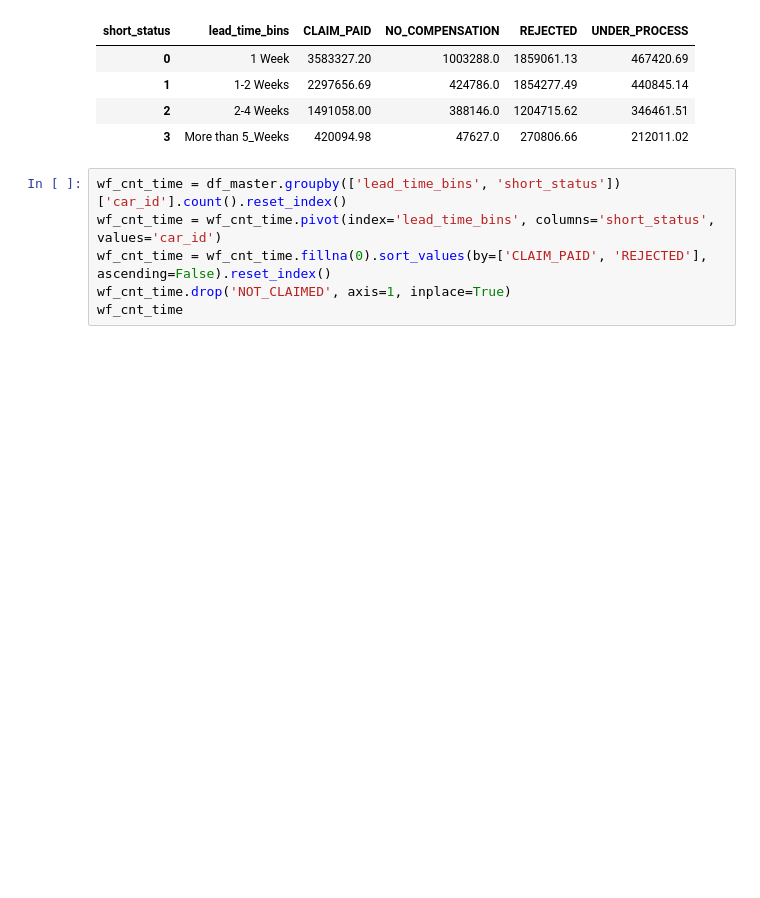
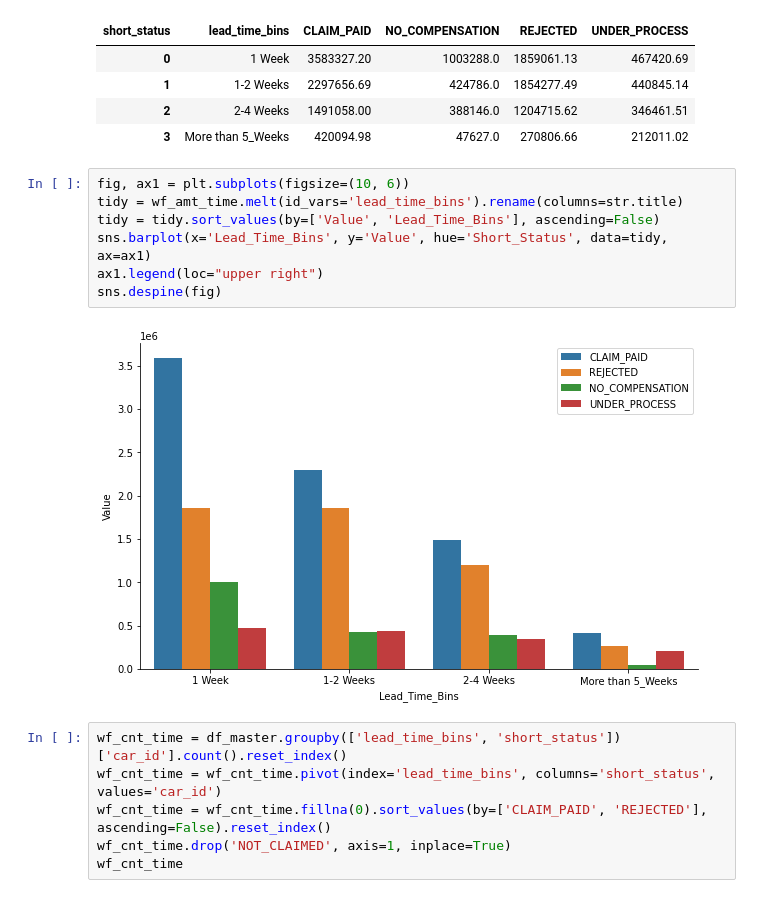
Before and after one commit to dileepsathyan/assignments, a Jupyter notebook: Vroom Virtusa/Vroom Virtusa Assignment.ipynb, the cells around one changed output. Saved outputs shown, nothing was run; the diff lists cells and outputs as text; blank space fills up the shorter version.

```diff
--- a/Vroom Virtusa/Vroom Virtusa Assignment.ipynb
+++ b/Vroom Virtusa/Vroom Virtusa Assignment.ipynb
@@ -1562,6 +1562,15 @@ wf_amt_time
 | 1 | 1-2 Weeks | 2297656.69 | 424786.0 | 1854277.49 | 440845.14 |
 | 2 | 2-4 Weeks | 1491058.00 | 388146.0 | 1204715.62 | 346461.51 |
 | 3 | More than 5_Weeks | 420094.98 | 47627.0 | 270806.66 | 212011.02 |
+# %%
+fig, ax1 = plt.subplots(figsize=(10, 6))
+tidy = wf_amt_time.melt(id_vars='lead_time_bins').rename(columns=str.title)
+tidy = tidy.sort_values(by=['Value', 'Lead_Time_Bins'], ascending=False)
+sns.barplot(x='Lead_Time_Bins', y='Value', hue='Short_Status', data=tidy, ax=ax1)
+ax1.legend(loc="upper right")
+sns.despine(fig)
+# %% [output]
+[figure, added]
 # %%
 wf_cnt_time = df_master.groupby(['lead_time_bins', 'short_status'])['car_id'].count().reset_index()
 wf_cnt_time = wf_cnt_time.pivot(index='lead_time_bins', columns='short_status', values='car_id')
```
Also changed, not shown: parts of 7 cells of this notebook.
